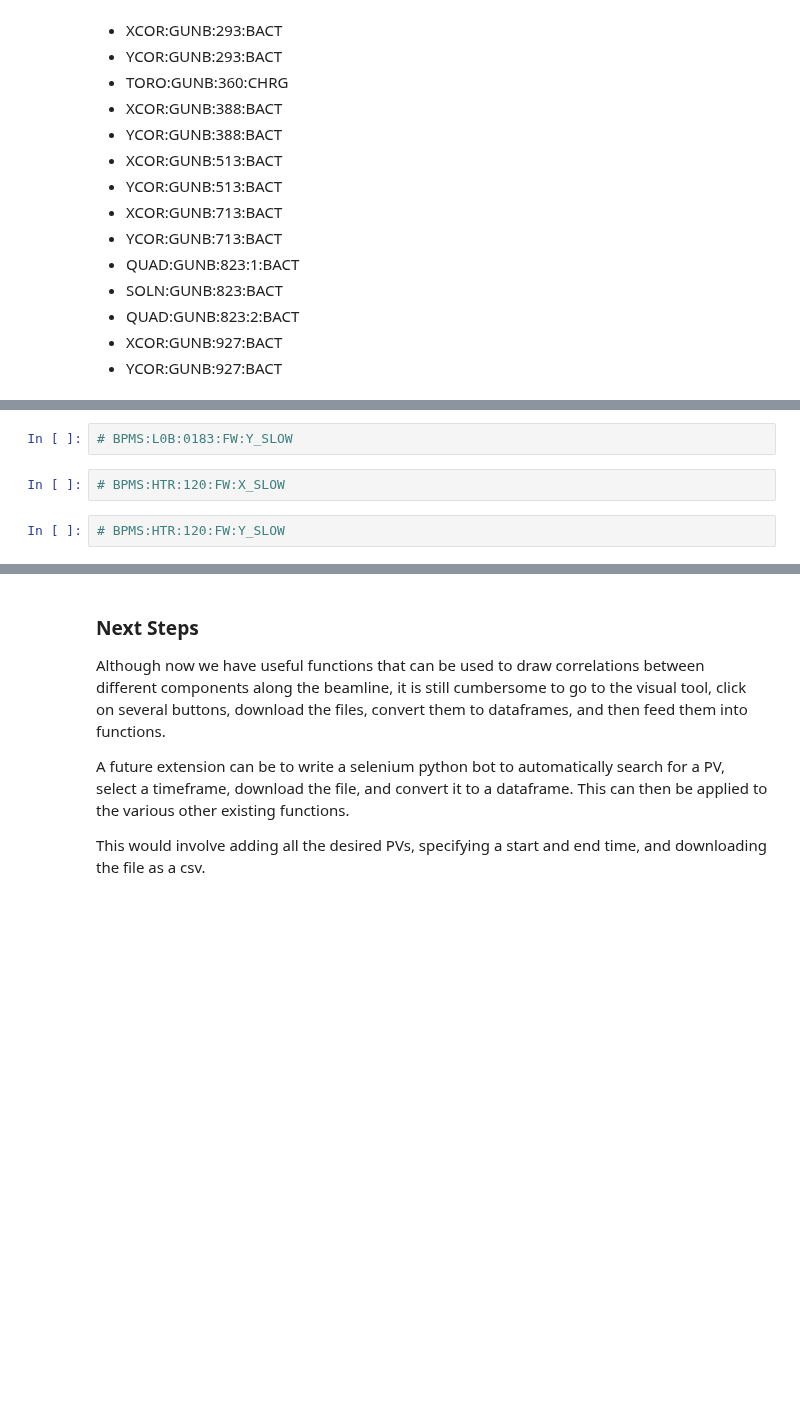
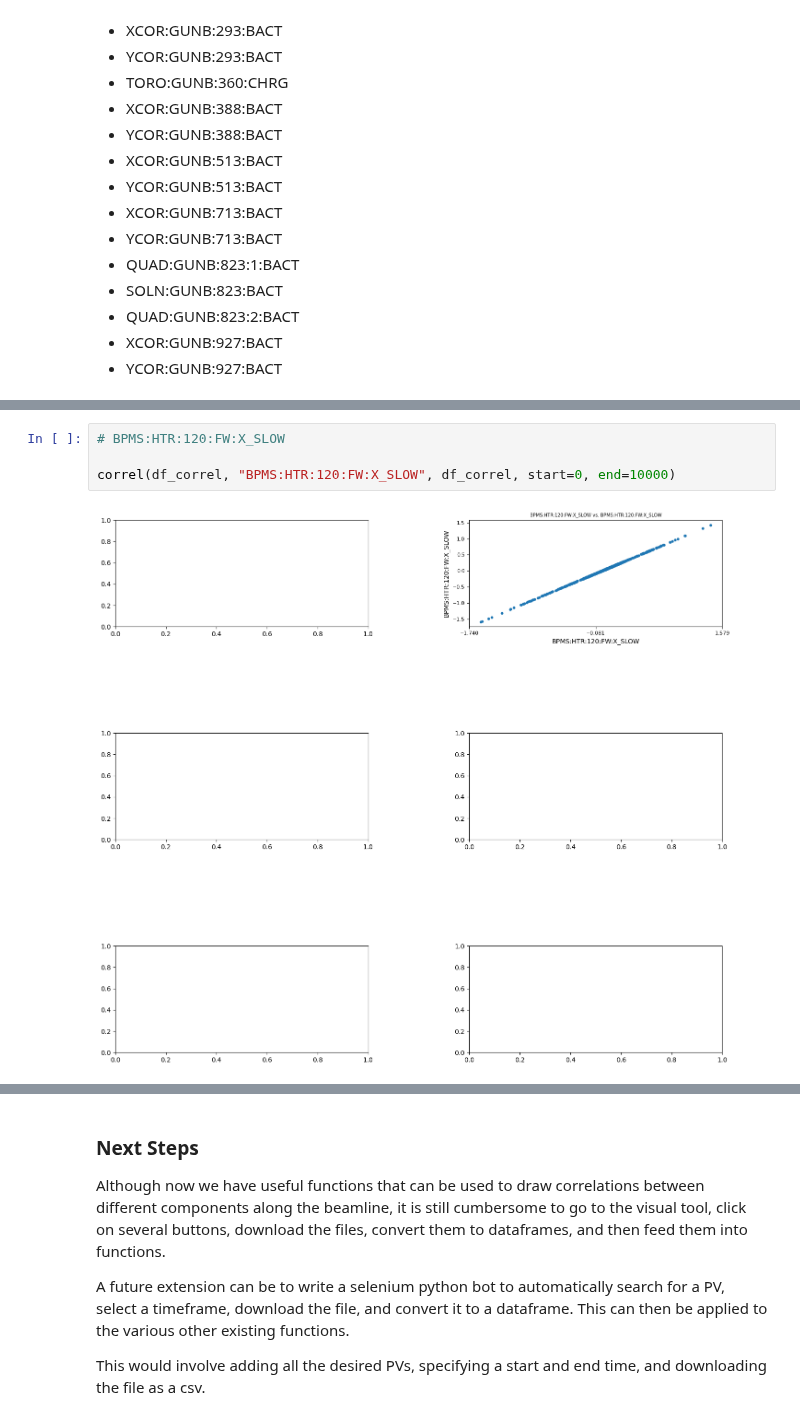
Before and after one commit to jpgtordilla/hombom24, a Jupyter notebook: archive-analysis/archviewer-plots/test-vis/test-vis.ipynb, the cells around one changed output, grey strips where cells are left out. Saved outputs shown, nothing was run; the diff lists cells and outputs as text; blank space fills up the shorter version.

```diff
--- a/archive-analysis/archviewer-plots/test-vis/test-vis.ipynb
+++ b/archive-analysis/archviewer-plots/test-vis/test-vis.ipynb
@@ -476,8 +468,8 @@ Then we will compare the BPMs and HOM PVs with the other components in their res
-# %%
-# BPMS:L0B:0183:FW:Y_SLOW
 # %%
 # BPMS:HTR:120:FW:X_SLOW
+
+correl(df_correl, "BPMS:HTR:120:FW:X_SLOW", df_correl, start=0, end=10000)
+# %% [output]
+[figure, added]
-# %%
-# BPMS:HTR:120:FW:Y_SLOW
 # %%
 # BPMS:GUNB:925:FW:X_SLOW
```
Also changed, not shown: parts of 11 cells of this notebook, 1 other file.
